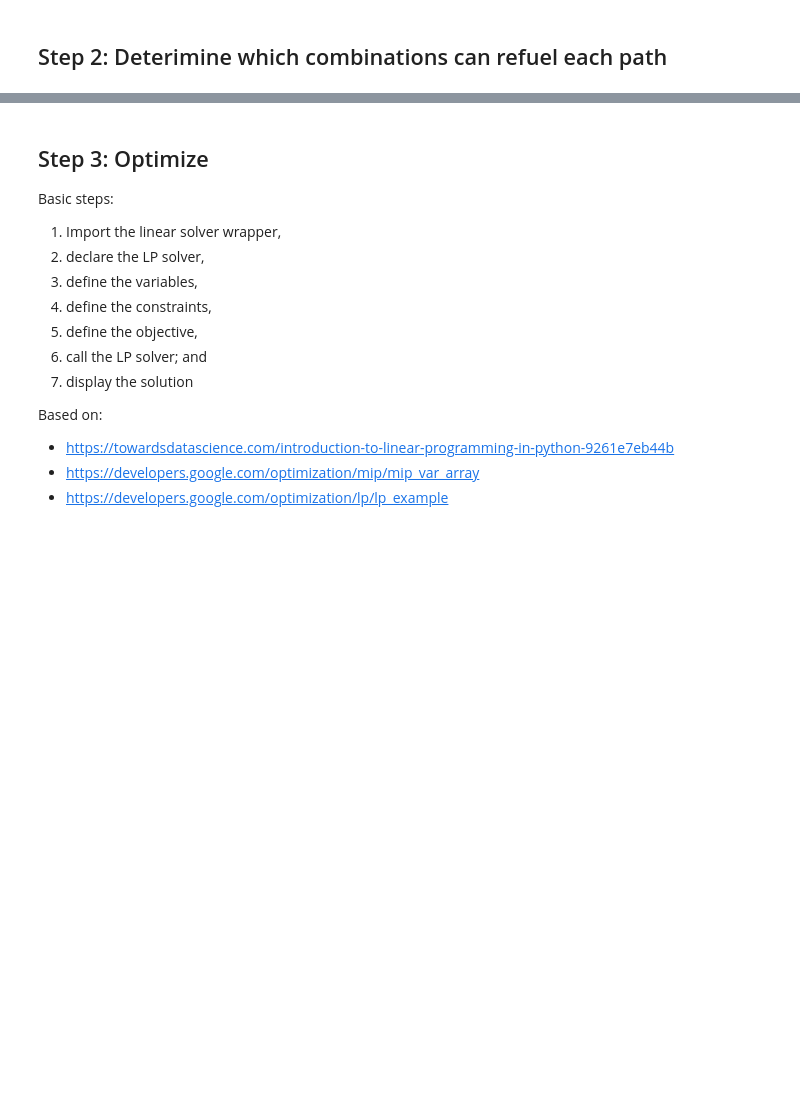
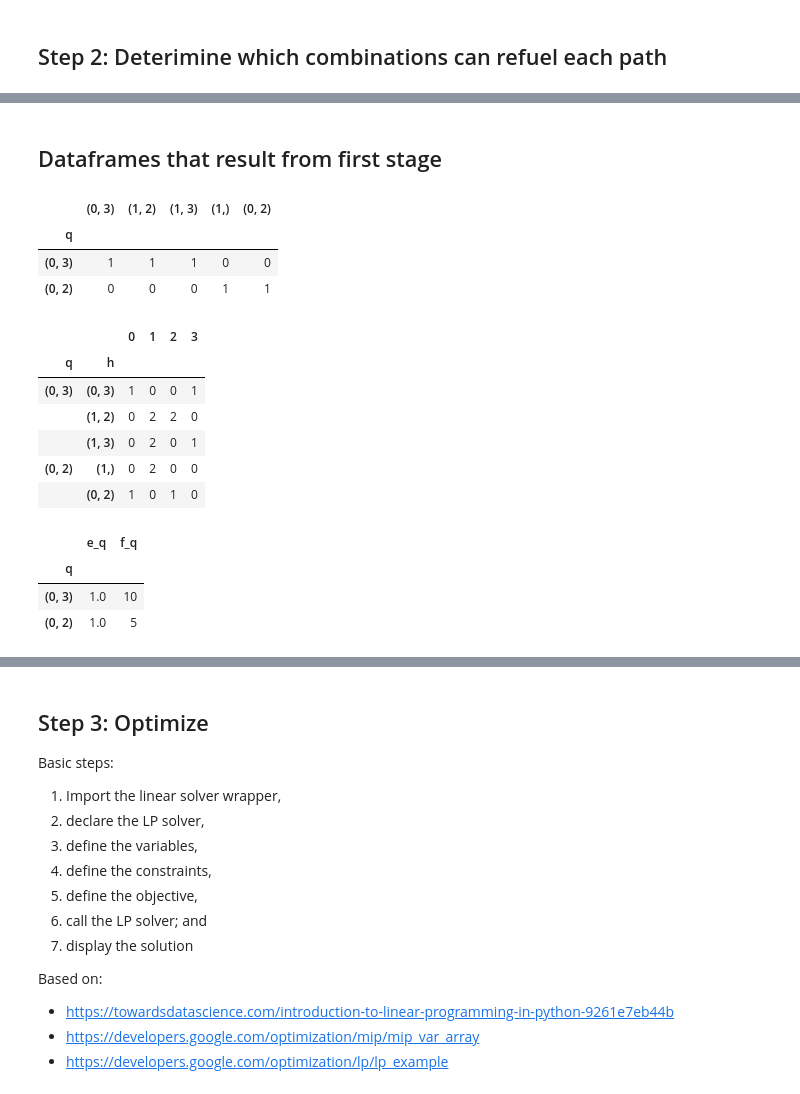
Before and after one commit to fabiandriessen/Thesis, a Jupyter notebook: FRLM_test.ipynb, the cells around one changed output, grey strips where cells are left out. Saved outputs shown, nothing was run; the diff lists cells and outputs as text; code cells hidden in the pictures; blank space fills up the shorter version.

```diff
--- a/FRLM_test.ipynb
+++ b/FRLM_test.ipynb
@@ -291,0 +245,26 @@ Wall time: 0 ns
+# %% [markdown]
+## Dataframes that result from first stage
+# %%
+df_b
+# %% [output]
+|  | (0, 3) | (1, 2) | (1, 3) | (1,) | (0, 2) |
+| q |  |  |  |  |  |
+| (0, 3) | 1 | 1 | 1 | 0 | 0 |
+| (0, 2) | 0 | 0 | 0 | 1 | 1 |
+# %%
+df_g
+# %% [output]
+|  |  | 0 | 1 | 2 | 3 |
+| q | h |  |  |  |  |
+| (0, 3) | (0, 3) | 1 | 0 | 0 | 1 |
+|  | (1, 2) | 0 | 2 | 2 | 0 |
+|  | (1, 3) | 0 | 2 | 0 | 1 |
+| (0, 2) | (1,) | 0 | 2 | 0 | 0 |
+|  | (0, 2) | 1 | 0 | 1 | 0 |
+# %%
+df_eq_fq
+# %% [output]
+|  | e_q | f_q |
+| q |  |  |
+| (0, 3) | 1.0 | 10 |
+| (0, 2) | 1.0 | 5 |
```
Also changed, not shown: parts of 30 cells of this notebook, 1 other file.
